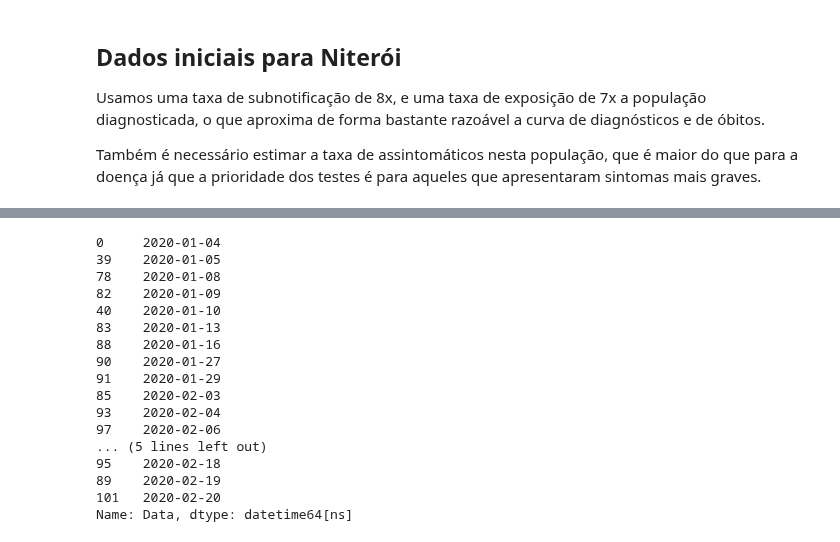
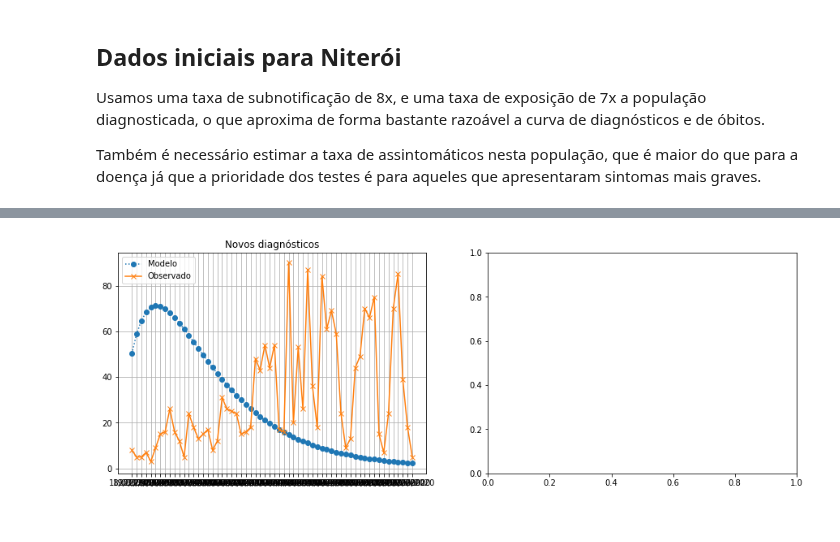
Before and after one commit to Modelagem-Covid-19-RJ/covid19, a Jupyter notebook: modelos/RJ/compartimental/estado_rj/Jia no Estado.ipynb, the cells around one changed output, grey strips where cells are left out. Drawn from its saved outputs; the diff is of its cells as text; code cells hidden in the pictures.

Commit message:
Preparação dos dados para fit de parametros em cidades do estado

```diff
--- a/modelos/RJ/compartimental/estado_rj/Jia no Estado.ipynb
+++ b/modelos/RJ/compartimental/estado_rj/Jia no Estado.ipynb
@@ -150,20 +111,23 @@ df_ts
-# %%
-df_ts['Data'].head(20)
-# %% [output]
-0     2020-01-04
-39    2020-01-05
-78    2020-01-08
-82    2020-01-09
-40    2020-01-10
-83    2020-01-13
-88    2020-01-16
-90    2020-01-27
-91    2020-01-29
-85    2020-02-03
-93    2020-02-04
-97    2020-02-06
-... (5 lines left out)
-95    2020-02-18
-89    2020-02-19
-101   2020-02-20
-Name: Data, dtype: datetime64[ns]
+# %%
+T_Fim = len(datas)
+# %%
+CI = [dados[cidade_atual]['sucetiveis'],dados[cidade_atual]['quarentena'], dados[cidade_atual]['expostos'], dados[cidade_atual]['assintomaticos'], dados[cidade_atual]['infectados'], dados[cidade_atual]['diagnosticados'], dados[cidade_atual]['recuperados']]
+# %%
+params = [v for v in dados[cidade_atual]['params'].values()]
+# %%
+# Supondo mantida a quarentena
+f_base = lambda t,v: F(t,v, *params)
+results_base = solve_ivp(f_base, (1,T_Fim), CI, t_eval=range(1,T_Fim+1))
+# %%
+fig, (ax1,ax2) = plt.subplots(ncols=2, figsize=(15,5))
+
+diagn = new_diagn(results_base.y, params)
+ax1.plot(datas, diagn,        'o:', label='Modelo')
+ax1.plot(datas, df_ts_novos[cidade_atual].values, 'x-', label='Observado')
+# ax1.xaxis.set_major_formatter(mdates.DateFormatter('%d/%m'))
+ax1.grid()
+ax1.legend()
+ax1.set_title('Novos diagnósticos')
+plt.show()
+# %% [output]
+[figure, added]
```
Also changed, not shown: parts of 27 cells of this notebook, 2 other files.
